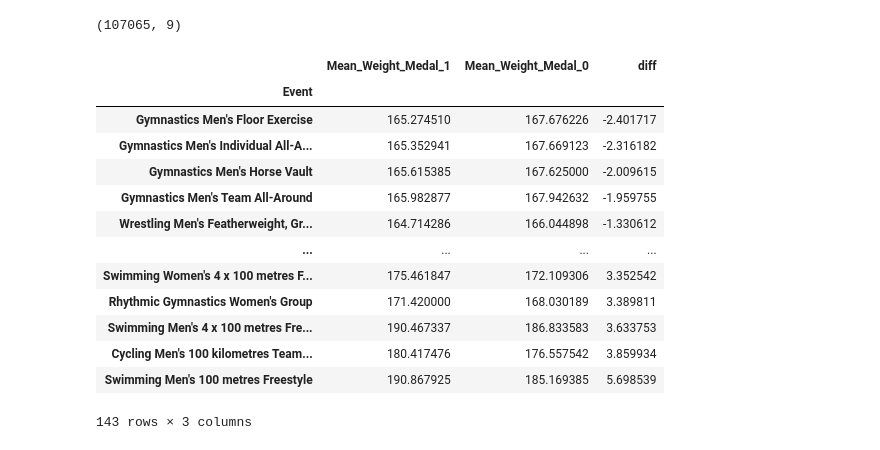
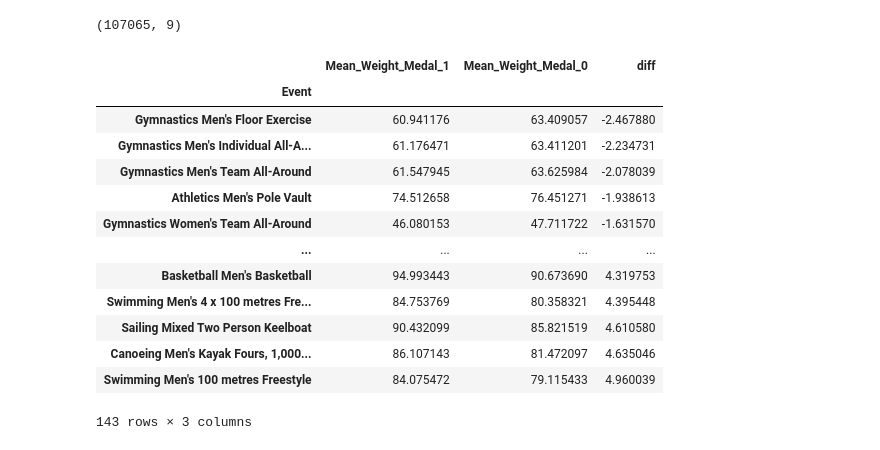
Before and after one commit to arnavsingh0/Olympics, a Jupyter notebook: clean_final.ipynb, the cells around one changed output. Saved outputs shown, nothing was run; the diff lists cells and outputs as text; code cells hidden in the pictures.

```diff
--- a/clean_final.ipynb
+++ b/clean_final.ipynb
@@ -88,34 +90,34 @@ subset_enough_winners.shape
 (107065, 9)
 # %%
 #mean_weight_medal_1 = temp[temp['Medal'] == 1].groupby('Sport')['Height'].mean()
-mean_weight_medal_1 = subset_enough_winners[subset_enough_winners['Medal'] == 1].groupby('Event')['Height'].mean()
+mean_weight_medal_1 = subset_enough_winners[subset_enough_winners['Medal'] == 1].groupby('Event')['Weight'].mean()
 
 # Group by Sport and calculate the mean Weight for Medal == 0
 #mean_weight_medal_0 = temp[temp['Medal'] == 0].groupby('Sport')['Height'].mean()
-mean_weight_medal_0 = subset_enough_winners[subset_enough_winners['Medal'] == 0].groupby('Event')['Height'].mean()
+mean_weight_medal_0 = subset_enough_winners[subset_enough_winners['Medal'] == 0].groupby('Event')['Weight'].mean()
 
 # Display the results
 df1 = mean_weight_medal_1.to_frame(name='Mean_Weight_Medal_1')
 df2 = mean_weight_medal_0.to_frame(name='Mean_Weight_Medal_0')
 
 # Merge the two DataFrames on the 'Sport' index
 merged_df = pd.merge(df1, df2, left_index=True, right_index=True)
 
 merged_df["diff"] = merged_df["Mean_Weight_Medal_1"] - merged_df["Mean_Weight_Medal_0"]
 
 merged_df.sort_values(by="diff", ascending = True)
 # %% [output]
 |  | Mean_Weight_Medal_1 | Mean_Weight_Medal_0 | diff |
 | Event |  |  |  |
-| Gymnastics Men's Floor Exercise | 165.274510 | 167.676226 | -2.401717 |
-| Gymnastics Men's Individual All-A... | 165.352941 | 167.669123 | -2.316182 |
-| Gymnastics Men's Horse Vault | 165.615385 | 167.625000 | -2.009615 |
-| Gymnastics Men's Team All-Around | 165.982877 | 167.942632 | -1.959755 |
-| Wrestling Men's Featherweight, Gr... | 164.714286 | 166.044898 | -1.330612 |
+| Gymnastics Men's Floor Exercise | 60.941176 | 63.409057 | -2.467880 |
+| Gymnastics Men's Individual All-A... | 61.176471 | 63.411201 | -2.234731 |
+| Gymnastics Men's Team All-Around | 61.547945 | 63.625984 | -2.078039 |
+| Athletics Men's Pole Vault | 74.512658 | 76.451271 | -1.938613 |
+| Gymnastics Women's Team All-Around | 46.080153 | 47.711722 | -1.631570 |
 | ... | ... | ... | ... |
-| Swimming Women's 4 x 100 metres F... | 175.461847 | 172.109306 | 3.352542 |
-| Rhythmic Gymnastics Women's Group | 171.420000 | 168.030189 | 3.389811 |
-| Swimming Men's 4 x 100 metres Fre... | 190.467337 | 186.833583 | 3.633753 |
-| Cycling Men's 100 kilometres Team... | 180.417476 | 176.557542 | 3.859934 |
-| Swimming Men's 100 metres Freestyle | 190.867925 | 185.169385 | 5.698539 |
+| Basketball Men's Basketball | 94.993443 | 90.673690 | 4.319753 |
+| Swimming Men's 4 x 100 metres Fre... | 84.753769 | 80.358321 | 4.395448 |
+| Sailing Mixed Two Person Keelboat | 90.432099 | 85.821519 | 4.610580 |
+| Canoeing Men's Kayak Fours, 1,000... | 86.107143 | 81.472097 | 4.635046 |
+| Swimming Men's 100 metres Freestyle | 84.075472 | 79.115433 | 4.960039 |
 143 rows × 3 columns
```
Also changed, not shown: parts of 6 cells of this notebook, 2 other files.
